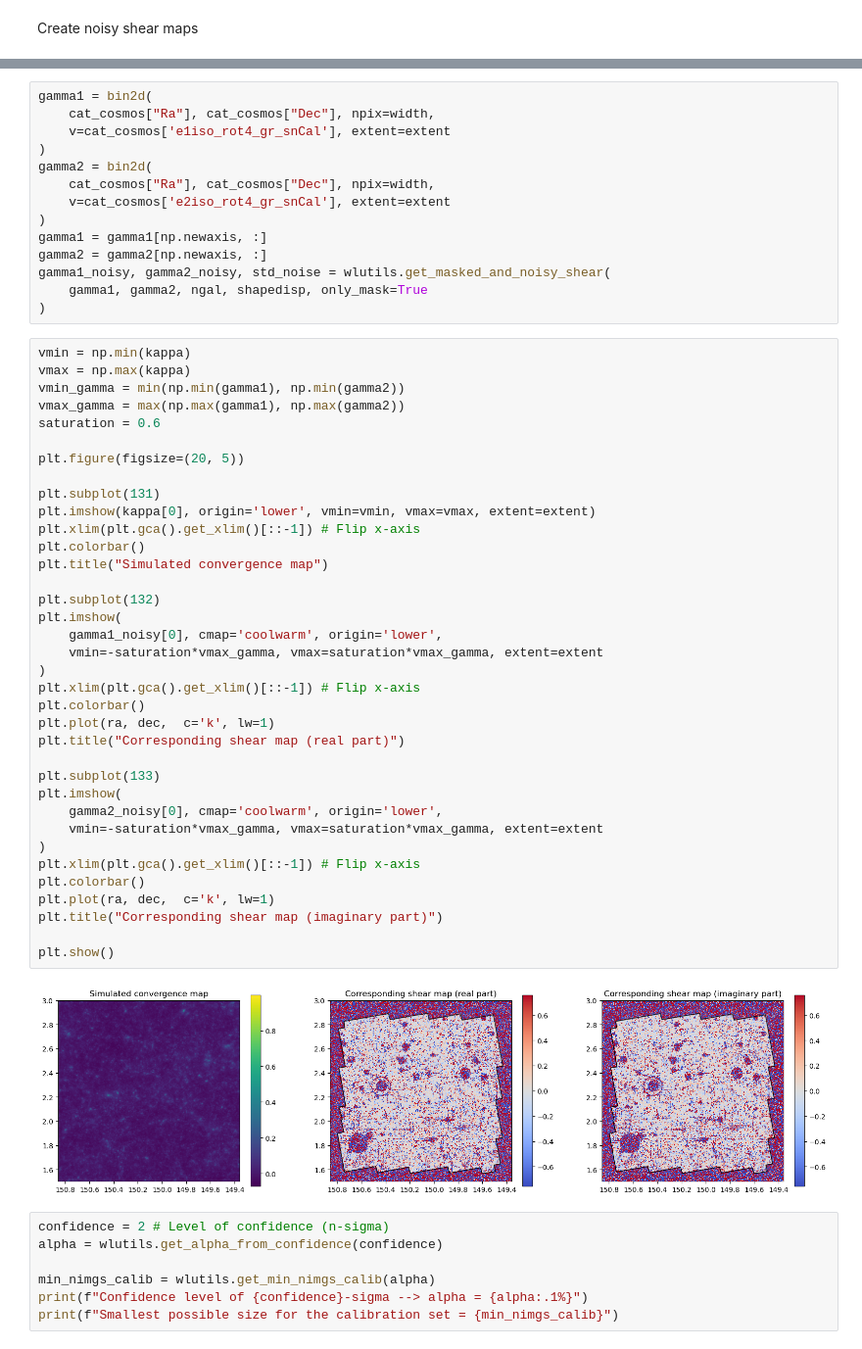
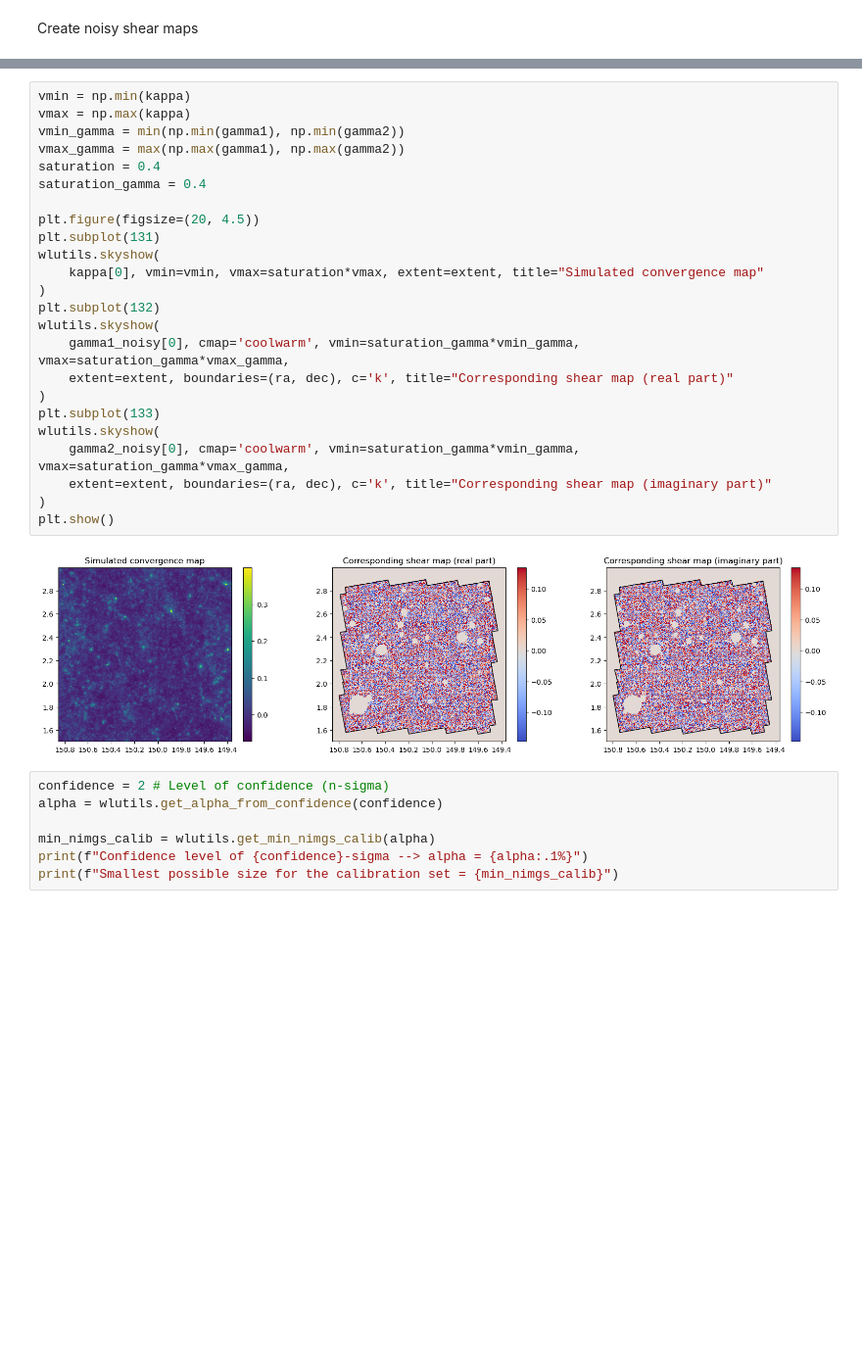
Before and after one commit to hubert-leterme/weaklensing_uq, a Jupyter notebook: notebooks/2024-02-28.ipynb, the cells around one changed output, grey strips where cells are left out. Shown at 98% size. Cells and saved outputs as stored; diff of their text form; blank space fills up the shorter version.

```diff
--- a/notebooks/2024-02-28.ipynb
+++ b/notebooks/2024-02-28.ipynb
@@ -99,55 +97,29 @@ Create noisy shear maps
-# %%
-gamma1 = bin2d(
-    cat_cosmos["Ra"], cat_cosmos["Dec"], npix=width,
-    v=cat_cosmos['e1iso_rot4_gr_snCal'], extent=extent
-)
-gamma2 = bin2d(
-    cat_cosmos["Ra"], cat_cosmos["Dec"], npix=width,
-    v=cat_cosmos['e2iso_rot4_gr_snCal'], extent=extent
-)
-gamma1 = gamma1[np.newaxis, :]
-gamma2 = gamma2[np.newaxis, :]
-gamma1_noisy, gamma2_noisy, std_noise = wlutils.get_masked_and_noisy_shear(
-    gamma1, gamma2, ngal, shapedisp, only_mask=True
-)
 # %%
 vmin = np.min(kappa)
 vmax = np.max(kappa)
 vmin_gamma = min(np.min(gamma1), np.min(gamma2))
 vmax_gamma = max(np.max(gamma1), np.max(gamma2))
-saturation = 0.6
+saturation = 0.4
+saturation_gamma = 0.4
 
-plt.figure(figsize=(20, 5))
-
+plt.figure(figsize=(20, 4.5))
 plt.subplot(131)
-plt.imshow(kappa[0], origin='lower', vmin=vmin, vmax=vmax, extent=extent)
-plt.xlim(plt.gca().get_xlim()[::-1]) # Flip x-axis
-plt.colorbar()
-plt.title("Simulated convergence map")
-
+wlutils.skyshow(
+    kappa[0], vmin=vmin, vmax=saturation*vmax, extent=extent, title="Simulated convergence map"
+)
 plt.subplot(132)
-plt.imshow(
-    gamma1_noisy[0], cmap='coolwarm', origin='lower',
-    vmin=-saturation*vmax_gamma, vmax=saturation*vmax_gamma, extent=extent
+wlutils.skyshow(
+    gamma1_noisy[0], cmap='coolwarm', vmin=saturation_gamma*vmin_gamma, vmax=saturation_gamma*vmax_gamma,
+    extent=extent, boundaries=(ra, dec), c='k', title="Corresponding shear map (real part)"
 )
-plt.xlim(plt.gca().get_xlim()[::-1]) # Flip x-axis
-plt.colorbar()
-plt.plot(ra, dec,  c='k', lw=1)
-plt.title("Corresponding shear map (real part)")
-
 plt.subplot(133)
-plt.imshow(
-    gamma2_noisy[0], cmap='coolwarm', origin='lower',
-    vmin=-saturation*vmax_gamma, vmax=saturation*vmax_gamma, extent=extent
+wlutils.skyshow(
+    gamma2_noisy[0], cmap='coolwarm', vmin=saturation_gamma*vmin_gamma, vmax=saturation_gamma*vmax_gamma,
+    extent=extent, boundaries=(ra, dec), c='k', title="Corresponding shear map (imaginary part)"
 )
-plt.xlim(plt.gca().get_xlim()[::-1]) # Flip x-axis
-plt.colorbar()
-plt.plot(ra, dec,  c='k', lw=1)
-plt.title("Corresponding shear map (imaginary part)")
-
 plt.show()
 # %% [output]
-[figure, old version]
+[figure, new version]
 # %%
 confidence = 2 # Level of confidence (n-sigma)
 alpha = wlutils.get_alpha_from_confidence(confidence)
```
Also changed, not shown: parts of 14 cells of this notebook, 1 other file.
